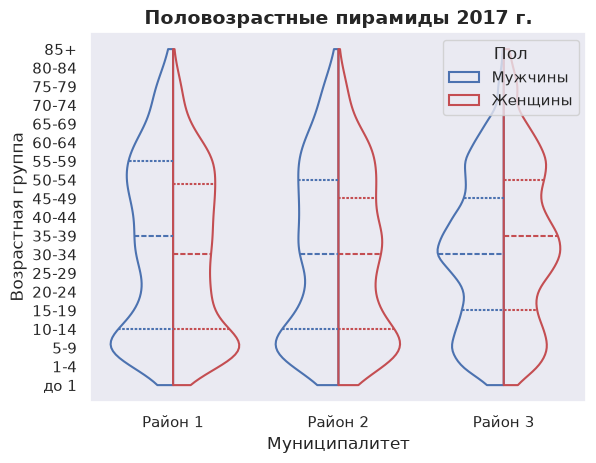
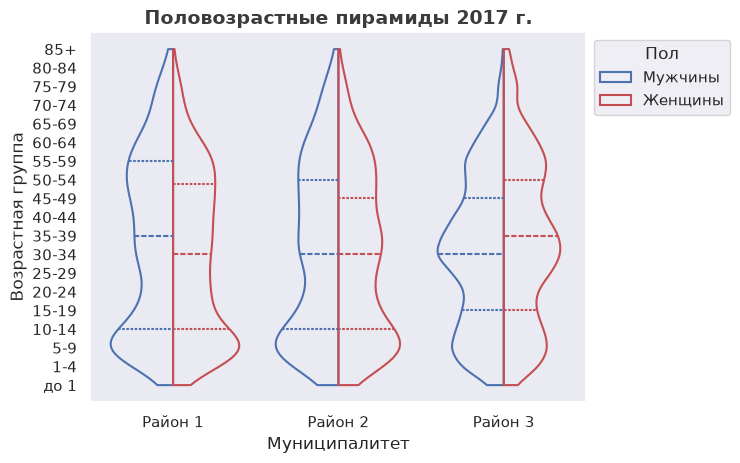
Code edit (unified diff) that turned the first committed figure into the second:
--- before
+++ after
@@ -17,3 +17,5 @@
 ax.invert_yaxis()
 # Добавление подписи.
-ax.set_title('Половозрастные пирамиды {} г.'.format(age), fontsize=14, fontweight='bold')
+ax.set_title('Половозрастные пирамиды {} г.'.format(age), fontsize=14, fontweight='bold', alpha=0.90)
+# Перемещение легенды.
+legend = plt.legend(loc='upper left', bbox_to_anchor=(1, 1), title='Пол')

Commit: Update Пирамиды.ipynb